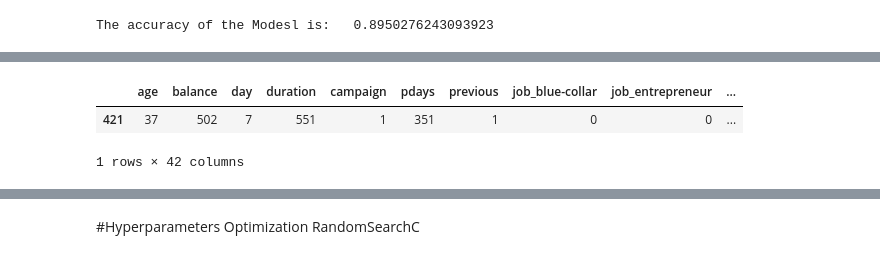
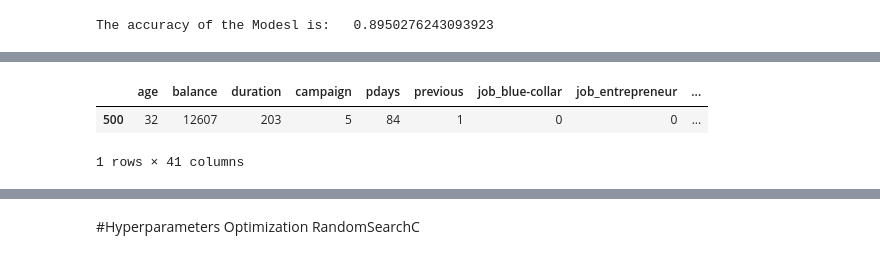
Before and after one commit to DIDIHBABS/python_projects, a Jupyter notebook: bank_marketing_classification/classification_.ipynb, the cells around one changed output, grey strips where cells are left out. Saved outputs shown, nothing was run; the diff lists cells and outputs as text; code cells hidden in the pictures.

```diff
--- a/bank_marketing_classification/classification_.ipynb
+++ b/bank_marketing_classification/classification_.ipynb
@@ -212,5 +218,5 @@ All Bad indexes:[36, 129, 166, 199, 412, 477, 573, 633, 688, 1126, 1230, 1312, 1
 # %% [markdown]
 ##Handling Categorical data
 # %%
-X = df.drop('y', axis=1)
+X = df.drop(['y', 'day',], axis=1)
 y = df['y'].apply(lambda x:1 if x == 'yes' else 0).copy()
@@ -238,7 +242,7 @@ X_train, X_test, y_train, y_test = train_test_split(X, y, test_size=0.2, random_
 # %%
-rf = RandomForestClassifier(n_estimators=100, random_state=42)
-rf.fit(X_train, y_train)
-rf_preds = rf.predict(X_test)
+rf_fs = RandomForestClassifier(n_estimators=100, random_state=42)
+rf_fs.fit(X_train, y_train)
+rf_preds = rf_fs.predict(X_test)
 
 print("The accuracy of the Modesl is:\t", metrics.accuracy_score(rf_preds, y_test))
 # %% [output]
@@ -264,8 +303,8 @@ explainer = shap.TreeExplainer(rf)
 # %%
-X_train.loc[[421]]
+X_train.loc[[500]]
 # %% [output]
-|  | age | balance | day | duration | campaign | pdays | previous | job_blue-collar | job_entrepreneur | ... |
-| 421 | 37 | 502 | 7 | 551 | 1 | 351 | 1 | 0 | 0 | ... |
+|  | age | balance | duration | campaign | pdays | previous | job_blue-collar | job_entrepreneur | ... |
+| 500 | 32 | 12607 | 203 | 5 | 84 | 1 | 0 | 0 | ... |
-1 rows × 42 columns
+1 rows × 41 columns
 # %%
 # Calculate Shap values
```
Also changed, not shown: parts of 40 cells of this notebook.
